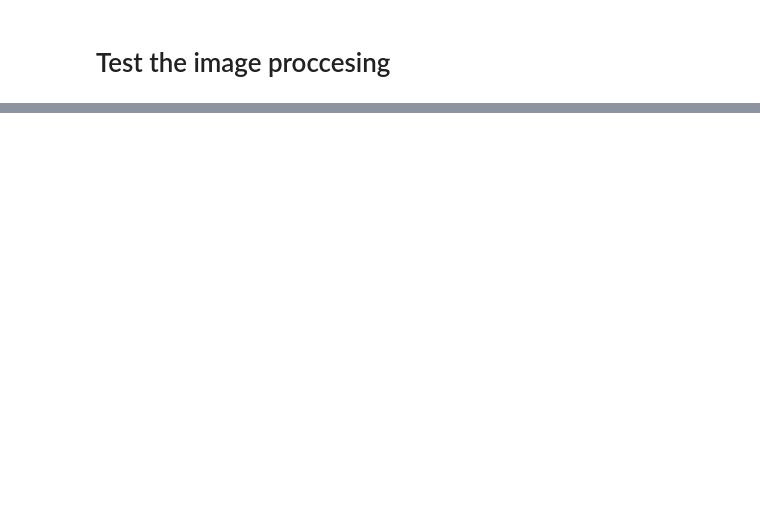
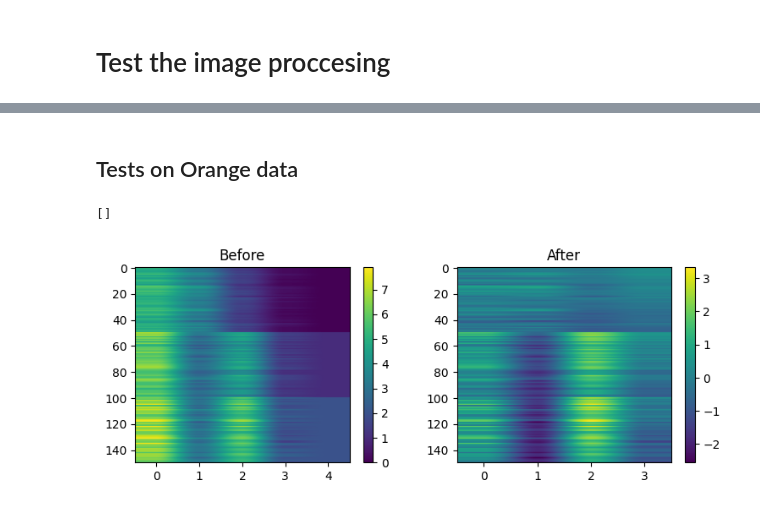
Before and after one commit to ngergihun/pySNOM, a Jupyter notebook: pySNOM/examples/imageprocess.ipynb, the cells around one changed output, grey strips where cells are left out. Saved outputs shown, nothing was run; the diff lists cells and outputs as text; code cells hidden in the pictures; blank space fills up the shorter version.

Commit message:
Small but important corrections

```diff
--- a/pySNOM/examples/imageprocess.ipynb
+++ b/pySNOM/examples/imageprocess.ipynb
@@ -55,0 +59,29 @@ plt.plot()
+# %% [markdown]
+## Tests on Orange data
+# %%
+import Orange
+import matplotlib.pyplot as plt
+from pySNOM import readers, images
+
+# Orange data
+data = Orange.data.Table("iris")
+# Plotting the BEFORE
+px = 1/plt.rcParams['figure.dpi']
+fig, (ax1, ax2) = plt.subplots(1,2,figsize=(900*px, 300*px))
+im1 = ax1.imshow(data,aspect='auto')
+ax1.set_title('Before')
+fig.colorbar(im1,ax=ax1)
+
+# Processing
+transformer = images.BackgroundPolyFit(xorder=1,yorder=1)
+newdata, b = transformer.transform(data.X)
+
+# Plotting the AFTER
+im2= ax2.imshow(newdata, aspect='auto')
+ax2.set_title('After')
+fig.colorbar(im2,ax=ax2)
+
+plt.plot()
+# %% [output]
+[]
+[figure, added]
```
Also changed, not shown: parts of 2 cells of this notebook, 1 other file.
